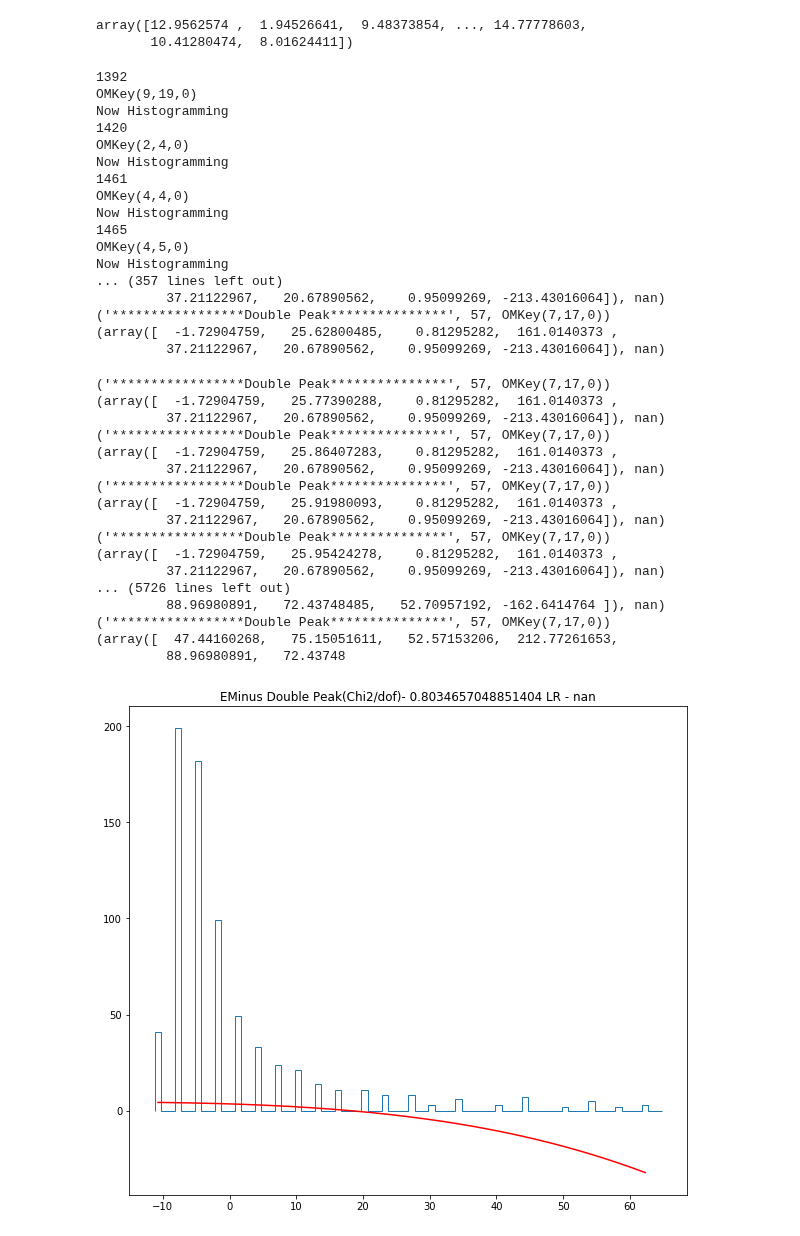
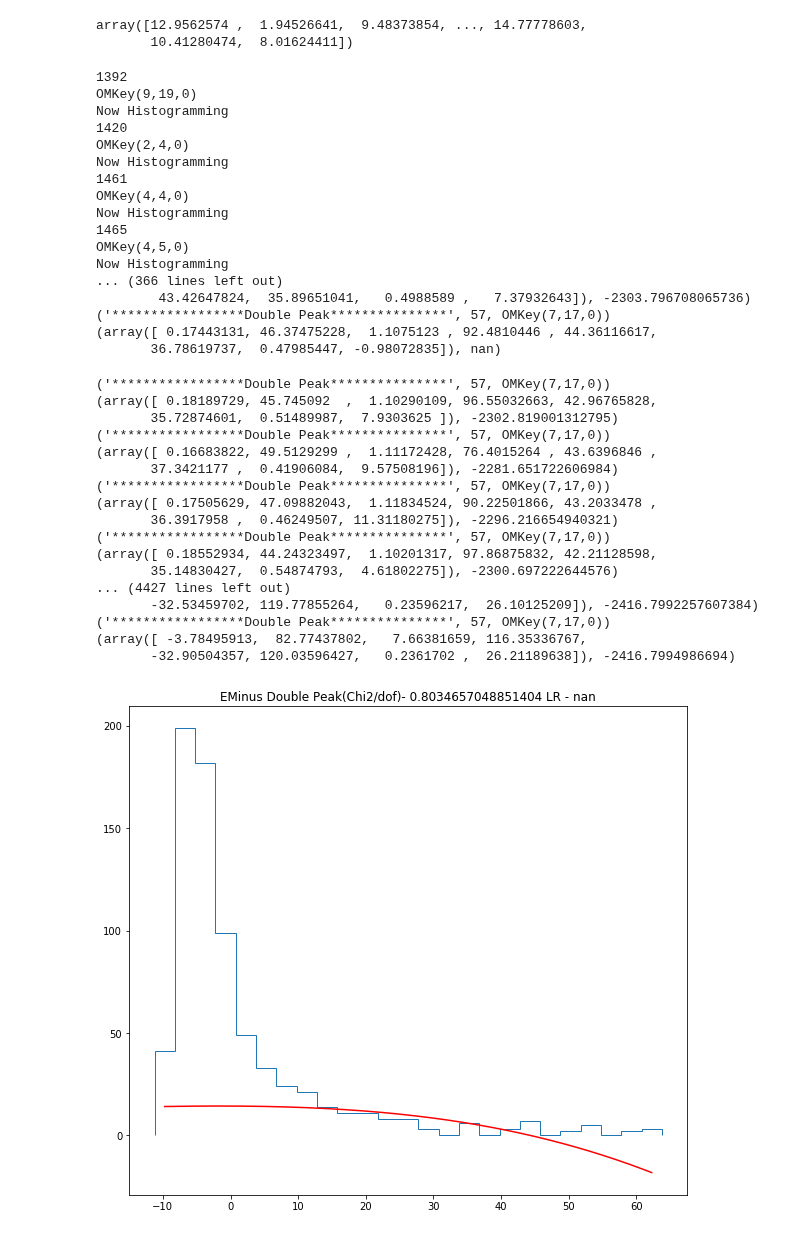
Before and after one commit to ka-til/P-ONE_NuTau, a Jupyter notebook: BiGauss/VisualizeRunRecoPulses.ipynb, the cells around one changed output. Drawn from its saved outputs; the diff is of its cells as text; code cells hidden in the pictures.

```diff
--- a/BiGauss/VisualizeRunRecoPulses.ipynb
+++ b/BiGauss/VisualizeRunRecoPulses.ipynb
@@ -142,7 +149,7 @@ for i in range(50, 70):
     Histogramming the data from simulation
     '''
     print('Now Histogramming')
-    bins = np.arange(min(timestamps), max(timestamps), 1)
+    bins = np.arange(min(timestamps), max(timestamps), 3)
     num, bin_edges = np.histogram(timestamps, bins=bins, weights=max_charge)
     bin_centers = (bin_edges[:-1]+bin_edges[1:])/2
 
@@ -219,8 +226,8 @@ for i in range(50, 70):
 
         soln_doublePeak_test = minimize(log_likelihood_doublePeak_test, initial_doublePeak,
                             args=(entries_in_bins, bin_centers),
-                            method='Powell',
-                            bounds=bnds_doublePeak)
+                            method='Nelder-Mead')
+                            #bounds=bnds_doublePeak
 
         '''
         (x, y) values for the fit
@@ -233,51 +240,50 @@ for i in range(50, 70):
                                         soln_doublePeak.x[2], soln_doublePeak.x[3], soln_doublePeak.x[4],
                                         soln_doublePeak.x[5], soln_doublePeak.x[6], soln_doublePeak.x[7])
 
 
 
         plt.figure(figsize=(10,9))
         _ = plt.hist(timestamps, bins=bins, weights=max_charge, histtype='step')
         #plt.plot(x, y_biGauss, '-', c = 'k')
         plt.plot(x, y_doublePeak, '-', c = 'r')
         plt.title(str(lepton.type) +' Double Peak(Chi2/dof)- '+ str(select_gof_dp[i])+' LR - '+str(gof_DOM_doublePeak))
-
         break
 # %% [output]
 1392
 OMKey(9,19,0)
 Now Histogramming
 1420
 OMKey(2,4,0)
 Now Histogramming
 1461
 OMKey(4,4,0)
 Now Histogramming
 1465
 OMKey(4,5,0)
 Now Histogramming
-... (357 lines left out)
-         37.21122967,   20.67890562,    0.95099269, -213.43016064]), nan)
+... (366 lines left out)
+        43.42647824,  35.89651041,   0.4988589 ,   7.37932643]), -2303.796708065736)
 ('*****************Double Peak***************', 57, OMKey(7,17,0))
-(array([  -1.72904759,   25.62800485,    0.81295282,  161.0140373 ,
-         37.21122967,   20.67890562,    0.95099269, -213.43016064]), nan)
+(array([ 0.17443131, 46.37475228,  1.1075123 , 92.4810446 , 44.36116617,
+       36.78619737,  0.47985447, -0.98072835]), nan)
 ('*****************Double Peak***************', 57, OMKey(7,17,0))
-(array([  -1.72904759,   25.77390288,    0.81295282,  161.0140373 ,
-         37.21122967,   20.67890562,    0.95099269, -213.43016064]), nan)
+(array([ 0.18189729, 45.745092  ,  1.10290109, 96.55032663, 42.96765828,
+       35.72874601,  0.51489987,  7.9303625 ]), -2302.819001312795)
 ('*****************Double Peak***************', 57, OMKey(7,17,0))
-(array([  -1.72904759,   25.86407283,    0.81295282,  161.0140373 ,
-         37.21122967,   20.67890562,    0.95099269, -213.43016064]), nan)
+(array([ 0.16683822, 49.5129299 ,  1.11172428, 76.4015264 , 43.6396846 ,
+       37.3421177 ,  0.41906084,  9.57508196]), -2281.651722606984)
 ('*****************Double Peak***************', 57, OMKey(7,17,0))
-(array([  -1.72904759,   25.91980093,    0.81295282,  161.0140373 ,
-         37.21122967,   20.67890562,    0.95099269, -213.43016064]), nan)
+(array([ 0.17505629, 47.09882043,  1.11834524, 90.22501866, 43.2033478 ,
+       36.3917958 ,  0.46249507, 11.31180275]), -2296.216654940321)
 ('*****************Double Peak***************', 57, OMKey(7,17,0))
-(array([  -1.72904759,   25.95424278,    0.81295282,  161.0140373 ,
-         37.21122967,   20.67890562,    0.95099269, -213.43016064]), nan)
-... (5726 lines left out)
-         88.96980891,   72.43748485,   52.70957192, -162.6414764 ]), nan)
+(array([ 0.18552934, 44.24323497,  1.10201317, 97.86875832, 42.21128598,
+       35.14830427,  0.54874793,  4.61802275]), -2300.697222644576)
+... (4427 lines left out)
+       -32.53459702, 119.77855264,   0.23596217,  26.10125209]), -2416.7992257607384)
 ('*****************Double Peak***************', 57, OMKey(7,17,0))
-(array([  47.44160268,   75.15051611,   52.57153206,  212.77261653,
-         88.96980891,   72.43748
+(array([ -3.78495913,  82.77437802,   7.66381659, 116.35336767,
+       -32.90504357, 120.03596427,   0.2361702 ,  26.21189638]), -2416.7994986694)
-[figure, old version]
+[figure, new version]
 # %%
 # frame_in_file = select_frame_num[select_file_num == i]
     frame_number = 0
```
Also changed, not shown: parts of 2 cells of this notebook, 37 other files.
